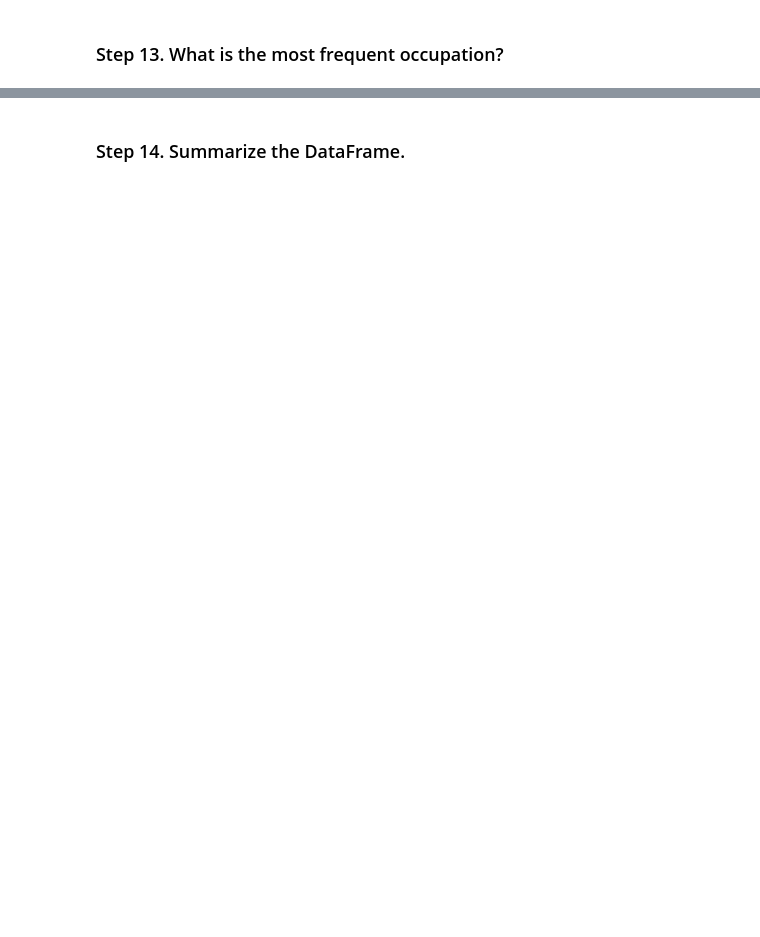
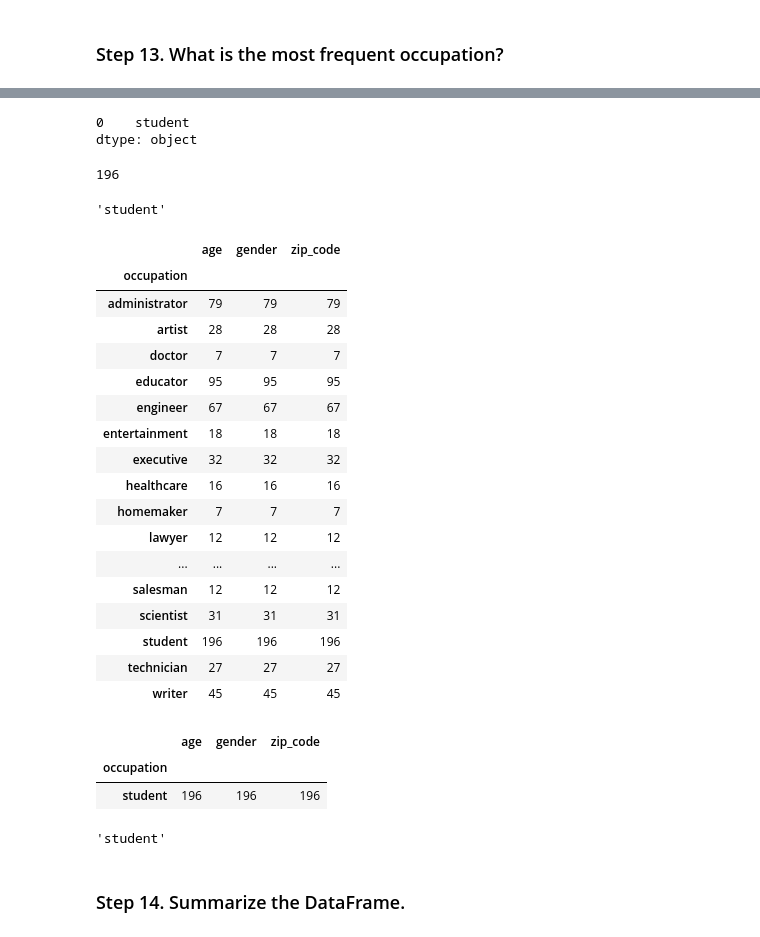
Before and after one commit to Filipate/DataScienceJUN, a Jupyter notebook: WEEK_4/Day2_G/exercises/1_Basic_concepts/Occupation/Solutions.ipynb, the cells around one changed output, grey strips where cells are left out. Cells and saved outputs as stored; diff of their text form; code cells hidden in the pictures; blank space fills up the shorter version.

Commit message:
pandas_occupation

```diff
--- a/WEEK_4/Day2_G/exercises/1_Basic_concepts/Occupation/Solutions.ipynb
+++ b/WEEK_4/Day2_G/exercises/1_Basic_concepts/Occupation/Solutions.ipynb
@@ -8,3 +8,6 @@ impo
 ### Step 2. Import the dataset from this [address](https://raw.githubusercontent.com/justmarkham/DAT8/master/data/u.user).
 # %% [markdown]
 ### Step 3. Assign it to a variable called users and use the 'user_id' as index
+# %%
+users = pd.read_csv("https://raw.githubusercontent.com/justmarkham/DAT8/master/data/u.user", sep="|", index_col="user_id")
+users
@@ -117,2 +305,48 @@ Name: occupation, Length: 943, dtype: object
+# %%
+users.occupation.mode()# moda, el valor con mas frequencia, que aparece más veces.
+# %% [output]
+0    student
+dtype: object
+# %%
+users.occupation.value_counts().max() #me da el valor maximo de ocupacion
+# %% [output]
+196
+# %%
+users.occupation.value_counts().index[0]#con index[0] nos da el pr¡mero valor del indice
+# %% [output]
+'student'
+# %%
+users_= users.groupby("occupation").count()
+users_
+# %% [output]
+|  | age | gender | zip_code |
+| occupation |  |  |  |
+| administrator | 79 | 79 | 79 |
+| artist | 28 | 28 | 28 |
+| doctor | 7 | 7 | 7 |
+| educator | 95 | 95 | 95 |
+| engineer | 67 | 67 | 67 |
+| entertainment | 18 | 18 | 18 |
+| executive | 32 | 32 | 32 |
+| healthcare | 16 | 16 | 16 |
+| homemaker | 7 | 7 | 7 |
+| lawyer | 12 | 12 | 12 |
+| ... | ... | ... | ... |
+| salesman | 12 | 12 | 12 |
+| scientist | 31 | 31 | 31 |
+| student | 196 | 196 | 196 |
+| technician | 27 | 27 | 27 |
+| writer | 45 | 45 | 45 |
+# %%
+users_[users_.gender == users.occupation.value_counts().max()]
+# %% [output]
+|  | age | gender | zip_code |
+| occupation |  |  |  |
+| student | 196 | 196 | 196 |
+# %%
+#el indice con mayor valor dentro de la serie value_counts()
+users.occupation.value_counts().idxmax()
+# %% [output]
+'student'
 # %% [markdown]
 ### Step 14. Summarize the DataFrame.
```
Also changed, not shown: parts of 47 cells of this notebook, 12 other files.
